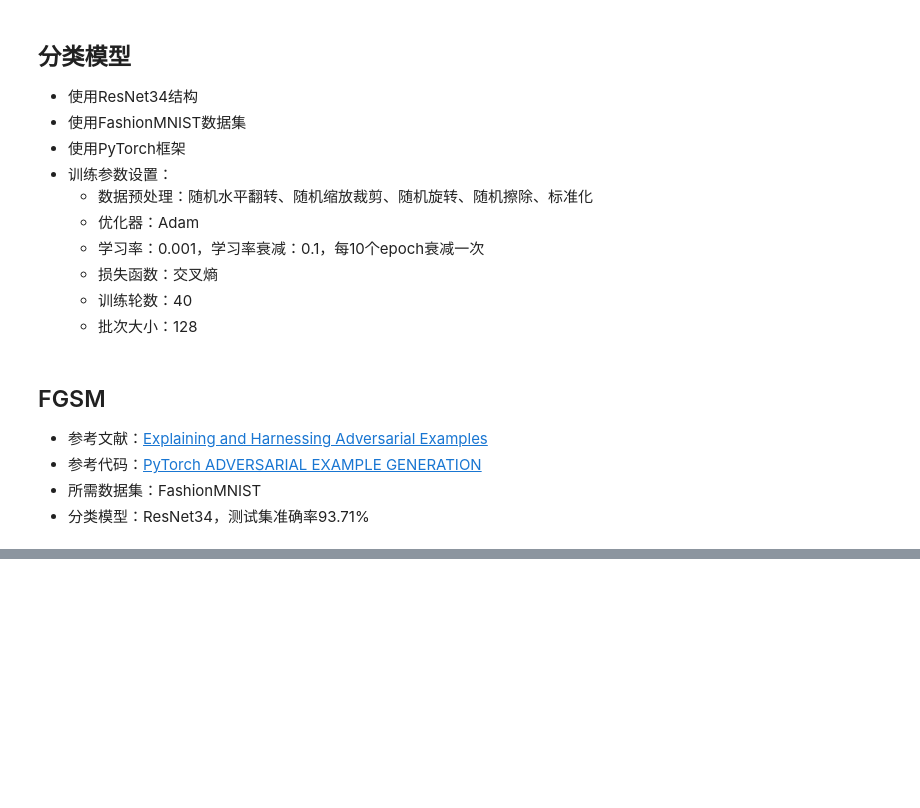
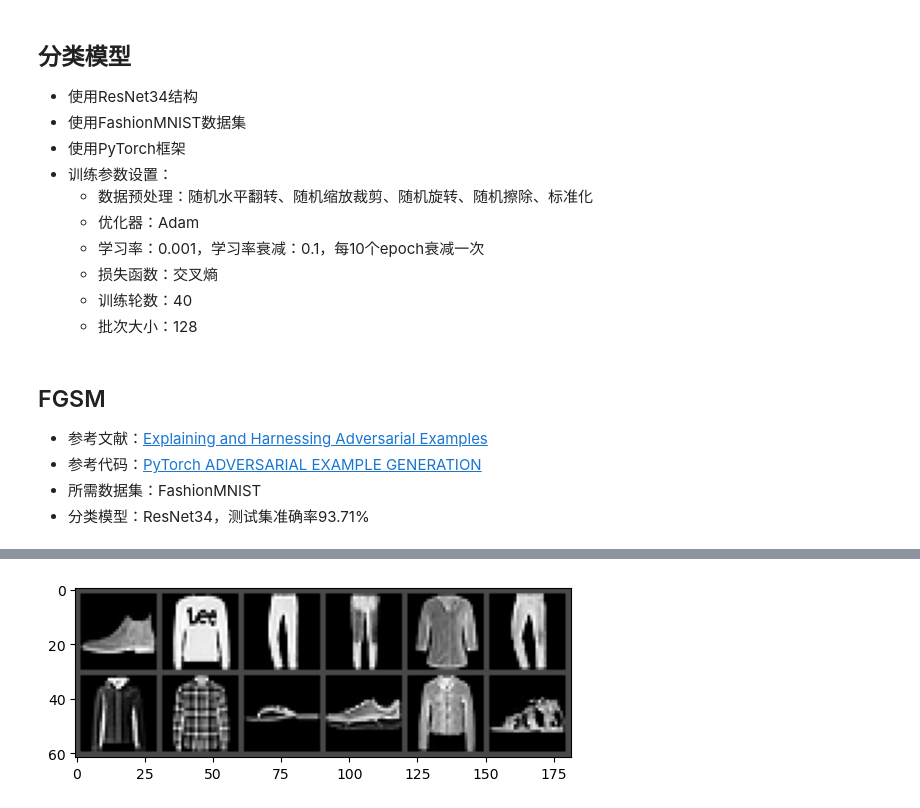
Before and after one commit to AkexStar/LiGe-DeepLearning-PKUCourse, a Jupyter notebook: homework-2/white-attack.ipynb, the cells around one changed output, grey strips where cells are left out. Saved outputs shown, nothing was run; the diff lists cells and outputs as text; code cells hidden in the pictures; blank space fills up the shorter version.

```diff
--- a/homework-2/white-attack.ipynb
+++ b/homework-2/white-attack.ipynb
@@ -257,0 +360,32 @@ mps
+# %%
+# transform_test = transforms.Compose([
+#         # transforms.ToPILImage(),
+#         # transforms.ToTensor(),
+#         transforms.Normalize(mean=(0.2860,), std=(0.3530,))
+#     ])
+# # 加载测试集
+# with open('./attack_data/correct_1k.pkl', 'rb') as f:
+#     imgs, targets=pickle.load(f)
+# imgs = np.array(imgs) /255
+# targets = np.array(targets)
+# imgs = torch.from_numpy(imgs).view(1000, 1, 28, 28).float()
+# imgs = transform_test(imgs)
+# targets = torch.from_numpy(targets).view(1000).long()
+# test_data = torch.utils.data.TensorDataset(imgs, targets)
+translator = torch.utils.data.DataLoader(test_data, batch_size=12, shuffle=False)
+
+# 获取一个批次的图像数据
+dataiter = iter(translator)
+images, labels = dataiter.__next__()
+%matplotlib inline
+# 将图像拼接成一个网格
+img_grid = torchvision.utils.make_grid(images, nrow=6)
+
+# 将网格张量转换为 NumPy 数组，并交换通道的顺序
+img_grid_np = img_grid.numpy().transpose((1, 2, 0)) * 0.3530 + 0.2860
+
+# 显示图像
+plt.imshow(img_grid_np, cmap='gray', clim=(0, 1))
+plt.show()
+# %% [output]
+[figure, added]
```
Also changed, not shown: parts of 6 cells of this notebook.
